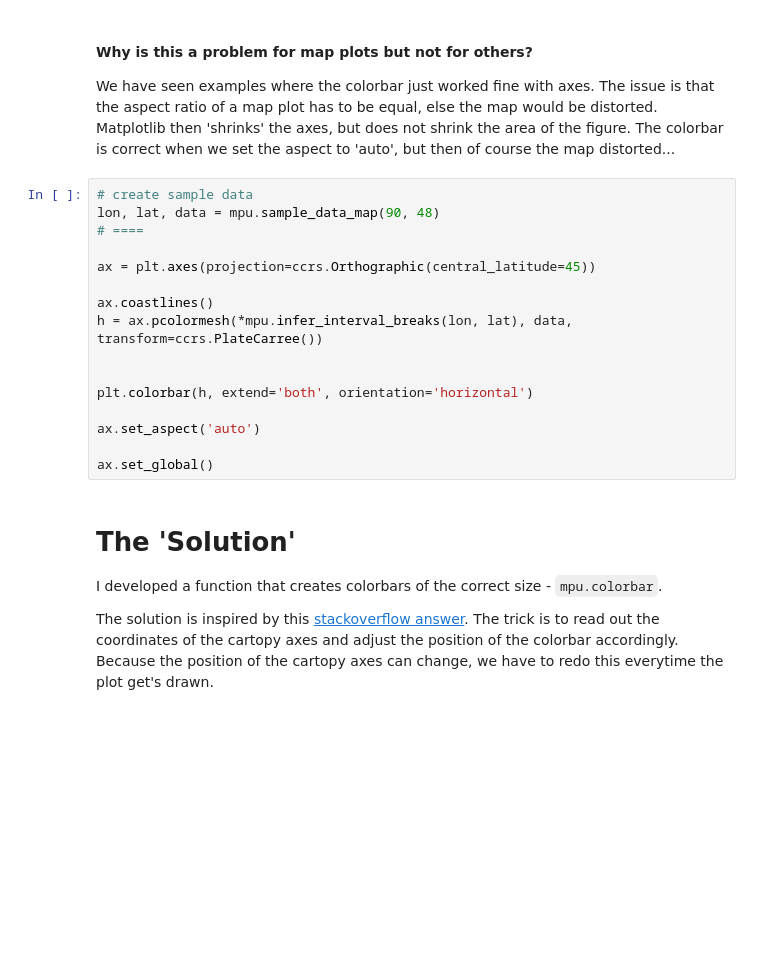
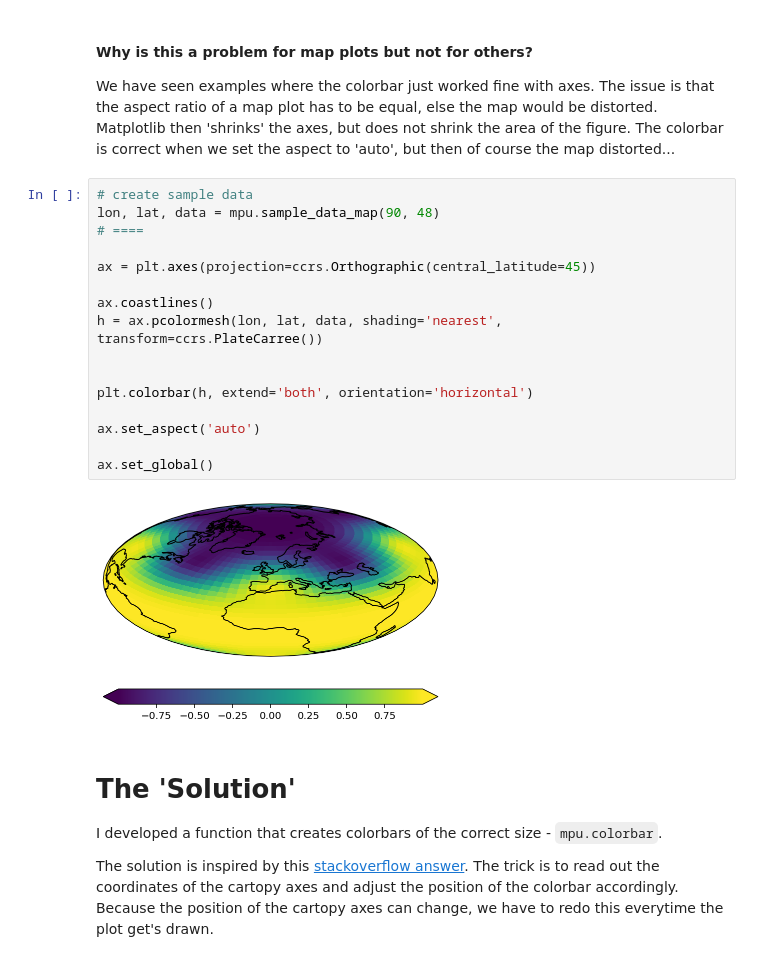
Before and after one commit to C2SM/pyvis, a Jupyter notebook: Part3/ex3_4_colorbars.ipynb, the cells around one changed output. Drawn from its saved outputs; the diff is of its cells as text; blank space fills up the shorter version.

```diff
--- a/Part3/ex3_4_colorbars.ipynb
+++ b/Part3/ex3_4_colorbars.ipynb
@@ -114,19 +138,21 @@ We have seen examples where the colorbar just worked fine with axes. The issue i
 # %%
 # create sample data
 lon, lat, data = mpu.sample_data_map(90, 48)
 # ====
 
 ax = plt.axes(projection=ccrs.Orthographic(central_latitude=45))
 
 ax.coastlines()
-h = ax.pcolormesh(*mpu.infer_interval_breaks(lon, lat), data, transform=ccrs.PlateCarree())
+h = ax.pcolormesh(lon, lat, data, shading='nearest', transform=ccrs.PlateCarree())
 
 
 plt.colorbar(h, extend='both', orientation='horizontal')
 
 ax.set_aspect('auto')
 
 ax.set_global()
+# %% [output]
+[figure, added]
 # %% [markdown]
 # The 'Solution'
 
```
Also changed, not shown: parts of 17 cells of this notebook.
